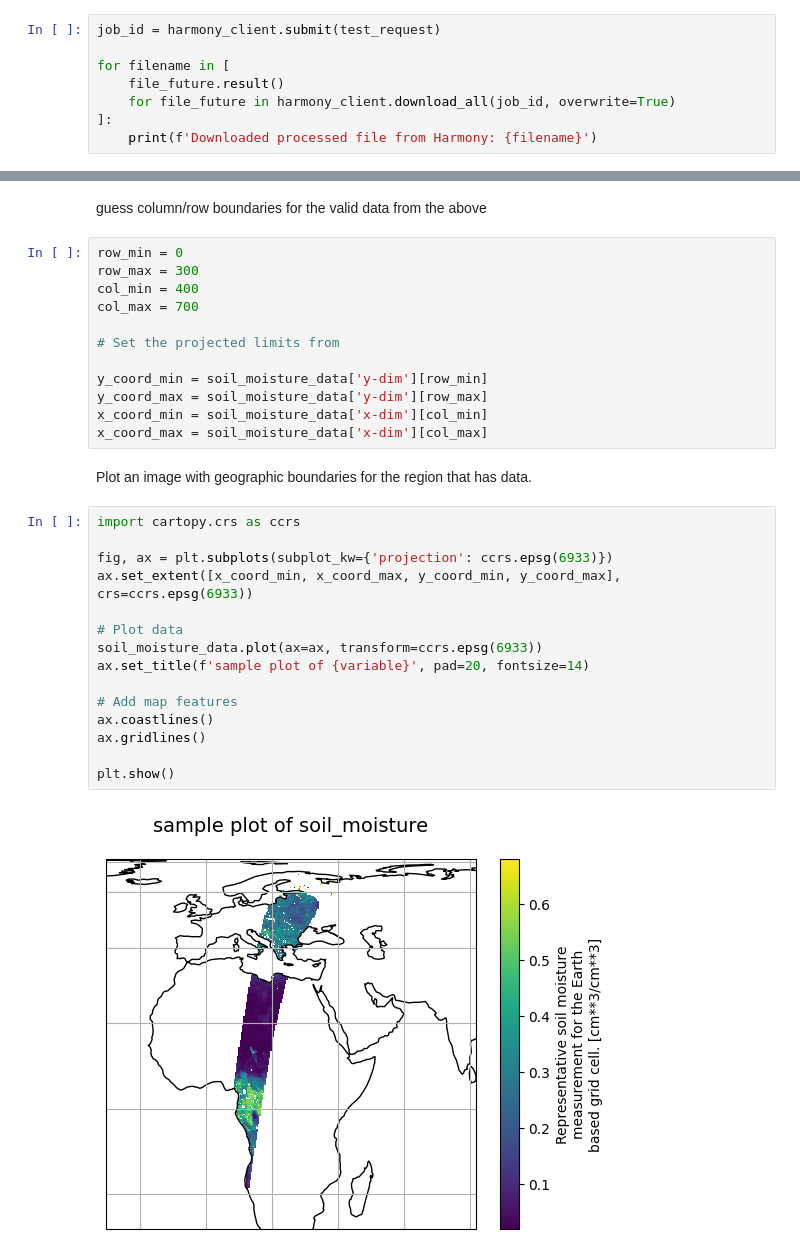
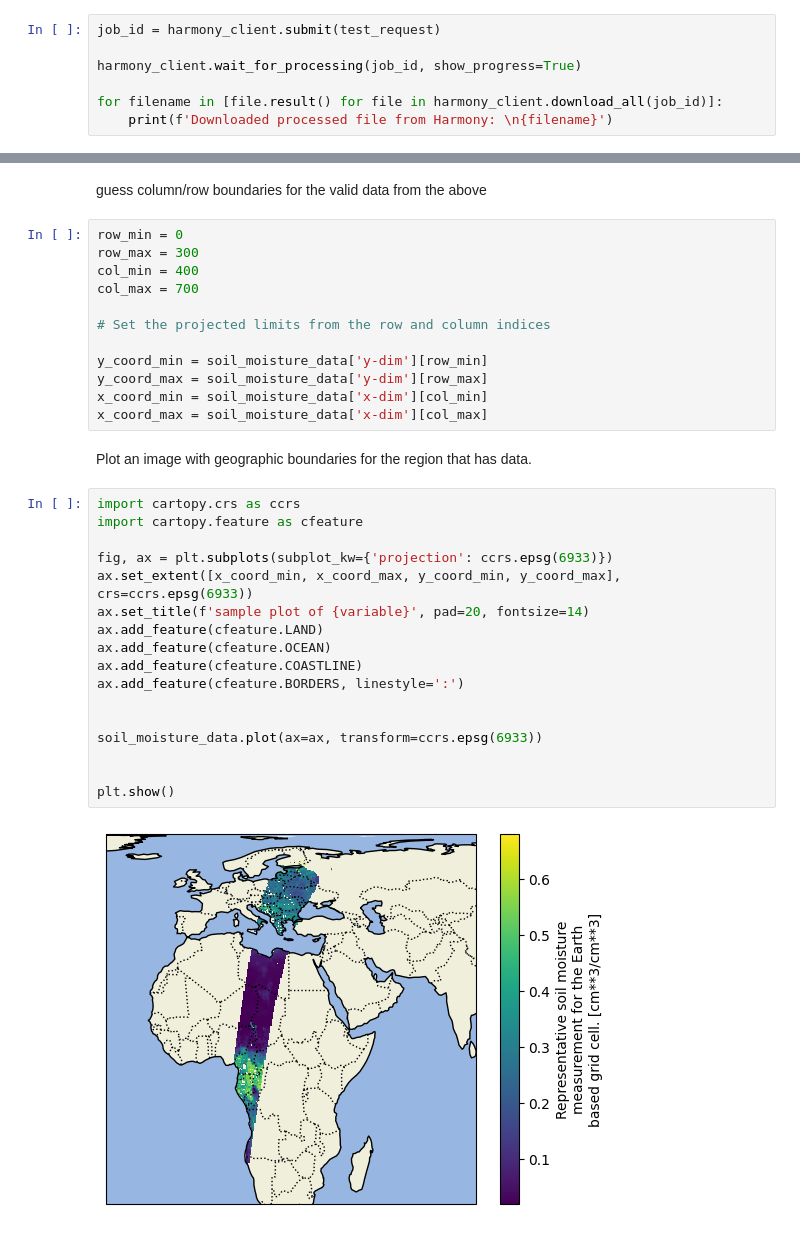
Before and after one commit to nasa/harmony-SMAP-L2-gridding-service, a Jupyter notebook: docs/example-usage.ipynb, the cells around one changed output, grey strips where cells are left out. Drawn from its saved outputs; the diff is of its cells as text.

```diff
--- a/docs/example-usage.ipynb
+++ b/docs/example-usage.ipynb
@@ -159,9 +162,8 @@ Submit the request to harmony and download the results.
 # %%
 job_id = harmony_client.submit(test_request)
 
-for filename in [
-    file_future.result()
-    for file_future in harmony_client.download_all(job_id, overwrite=True)
-]:
-    print(f'Downloaded processed file from Harmony: {filename}')
+harmony_client.wait_for_processing(job_id, show_progress=True)
+
+for filename in [file.result() for file in harmony_client.download_all(job_id)]:
+    print(f'Downloaded processed file from Harmony: \n{filename}')
 # %% [output]
@@ -263,7 +262,7 @@ row_max = 300
 col_min = 400
 col_max = 700
 
-# Set the projected limits from
+# Set the projected limits from the row and column indices
 
 y_coord_min = soil_moisture_data['y-dim'][row_min]
 y_coord_max = soil_moisture_data['y-dim'][row_max]
@@ -273,18 +272,20 @@ x_coord_max = soil_moisture_data['x-dim'][col_max]
 Plot an image with geographic boundaries for the region that has data.
 # %%
 import cartopy.crs as ccrs
+import cartopy.feature as cfeature
 
 fig, ax = plt.subplots(subplot_kw={'projection': ccrs.epsg(6933)})
 ax.set_extent([x_coord_min, x_coord_max, y_coord_min, y_coord_max], crs=ccrs.epsg(6933))
+ax.set_title(f'sample plot of {variable}', pad=20, fontsize=14)
+ax.add_feature(cfeature.LAND)
+ax.add_feature(cfeature.OCEAN)
+ax.add_feature(cfeature.COASTLINE)
+ax.add_feature(cfeature.BORDERS, linestyle=':')
 
-# Plot data
+
 soil_moisture_data.plot(ax=ax, transform=ccrs.epsg(6933))
-ax.set_title(f'sample plot of {variable}', pad=20, fontsize=14)
 
-# Add map features
-ax.coastlines()
-ax.gridlines()
 
 plt.show()
 # %% [output]
-[figure, old version]
+[figure, new version]
```
Also changed, not shown: parts of 9 cells of this notebook.
